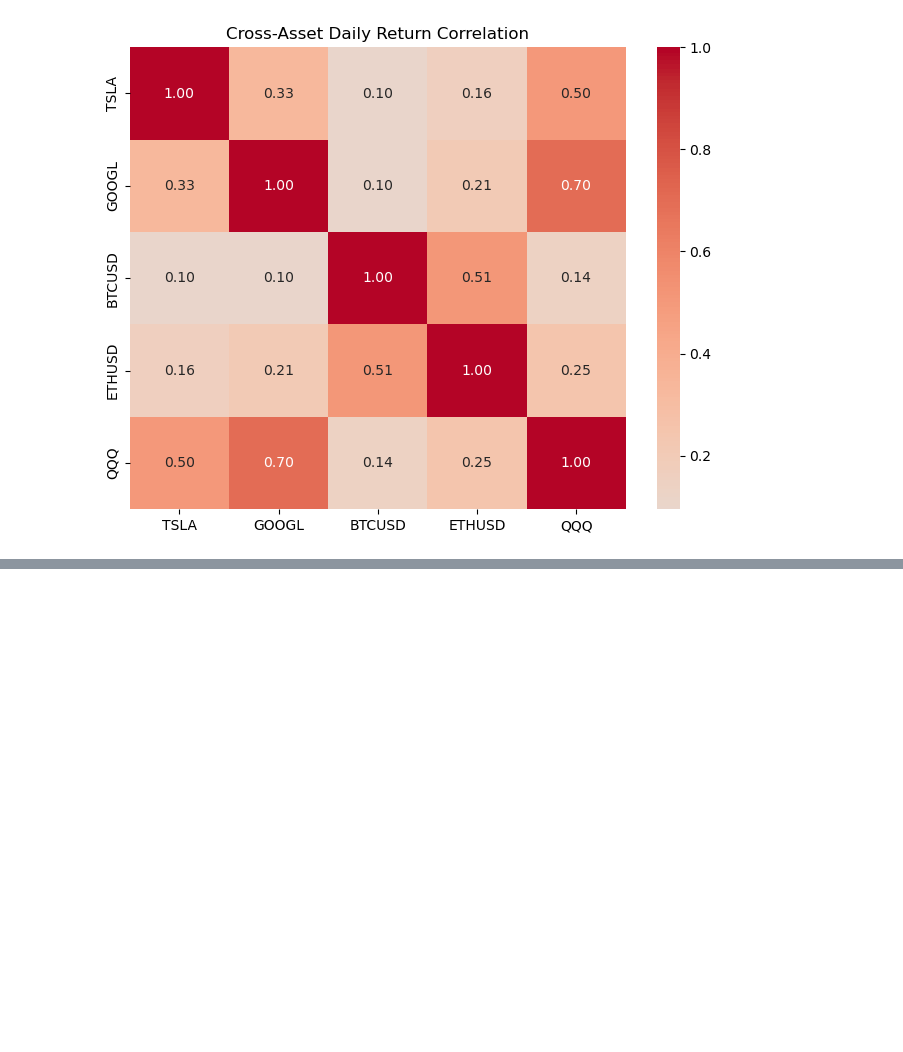
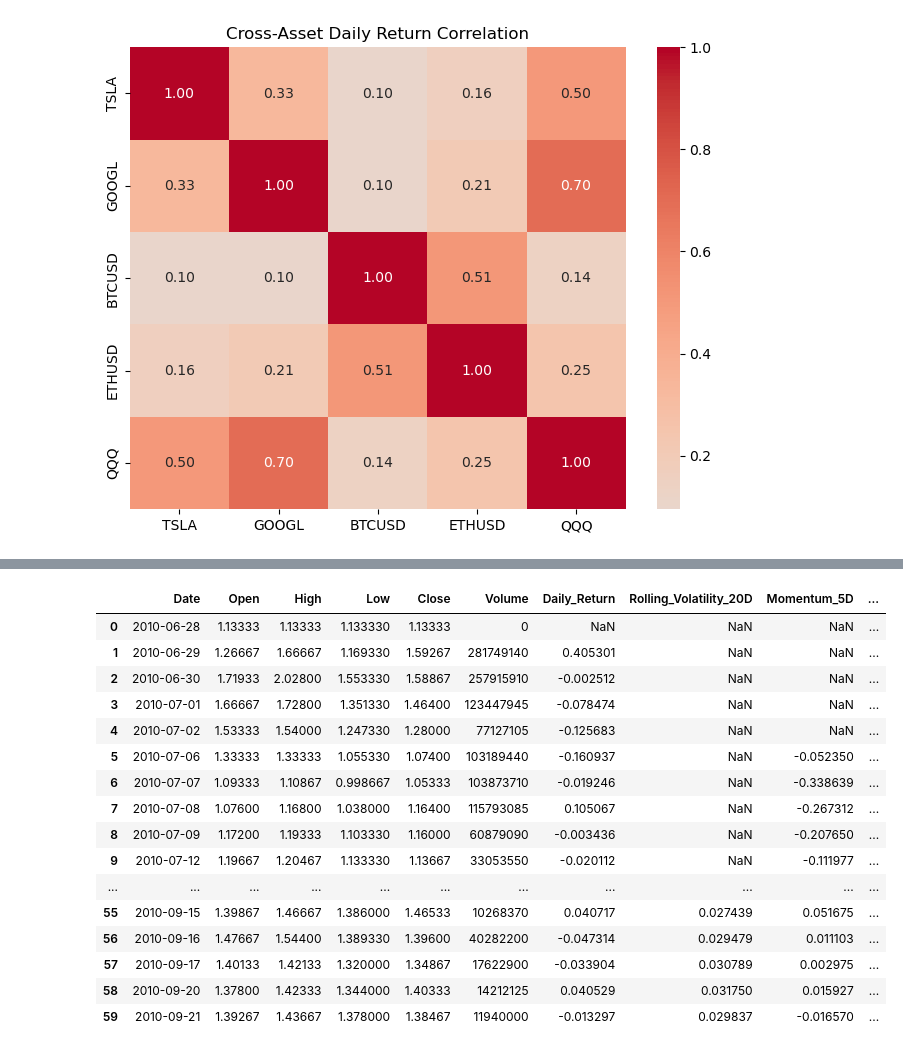
Before and after one commit to andywangprojects/multi-horizon-asset-price-forecasting, a Jupyter notebook: notebooks/multi-horizon-asset-price-forecasting.ipynb, the cells around one changed output, grey strips where cells are left out. Saved outputs shown, nothing was run; the diff lists cells and outputs as text; code cells hidden in the pictures; blank space fills up the shorter version.

```diff
--- a/notebooks/multi-horizon-asset-price-forecasting.ipynb
+++ b/notebooks/multi-horizon-asset-price-forecasting.ipynb
@@ -590,0 +662,36 @@ plt.show()
+# %%
+### Moving Average and Price-to-Moving-Average Features
+
+Moving averages are used to represent the recent average price level of an asset.
+
+This project uses:
+
+- **MA20** — 20-period moving average
+- **MA60** — 60-period moving average
+
+The price-to-moving-average features measure how far the current closing price is above or below its recent average:
+
+
+A positive value means the current price is above its recent average, while a negative value means the price is below the average.
+
+These features may help capture both **momentum** and **mean-reversion** behaviour. A price that remains above its moving average may indicate trend persistence, while a large deviation from the moving average may also signal a potential tendency to revert toward its longer-term mean.
+
+Using both 20-period and 60-period averages allows the model to compare shorter-term and medium-term trend conditions.
+# %% [output]
+|  | Date | Open | High | Low | Close | Volume | Daily_Return | Rolling_Volatility_20D | Momentum_5D | ... |
+| 0 | 2010-06-28 | 1.13333 | 1.13333 | 1.133330 | 1.13333 | 0 | NaN | NaN | NaN | ... |
+| 1 | 2010-06-29 | 1.26667 | 1.66667 | 1.169330 | 1.59267 | 281749140 | 0.405301 | NaN | NaN | ... |
+| 2 | 2010-06-30 | 1.71933 | 2.02800 | 1.553330 | 1.58867 | 257915910 | -0.002512 | NaN | NaN | ... |
+| 3 | 2010-07-01 | 1.66667 | 1.72800 | 1.351330 | 1.46400 | 123447945 | -0.078474 | NaN | NaN | ... |
+| 4 | 2010-07-02 | 1.53333 | 1.54000 | 1.247330 | 1.28000 | 77127105 | -0.125683 | NaN | NaN | ... |
+| 5 | 2010-07-06 | 1.33333 | 1.33333 | 1.055330 | 1.07400 | 103189440 | -0.160937 | NaN | -0.052350 | ... |
+| 6 | 2010-07-07 | 1.09333 | 1.10867 | 0.998667 | 1.05333 | 103873710 | -0.019246 | NaN | -0.338639 | ... |
+| 7 | 2010-07-08 | 1.07600 | 1.16800 | 1.038000 | 1.16400 | 115793085 | 0.105067 | NaN | -0.267312 | ... |
+| 8 | 2010-07-09 | 1.17200 | 1.19333 | 1.103330 | 1.16000 | 60879090 | -0.003436 | NaN | -0.207650 | ... |
+| 9 | 2010-07-12 | 1.19667 | 1.20467 | 1.133330 | 1.13667 | 33053550 | -0.020112 | NaN | -0.111977 | ... |
+| ... | ... | ... | ... | ... | ... | ... | ... | ... | ... | ... |
+| 55 | 2010-09-15 | 1.39867 | 1.46667 | 1.386000 | 1.46533 | 10268370 | 0.040717 | 0.027439 | 0.051675 | ... |
+| 56 | 2010-09-16 | 1.47667 | 1.54400 | 1.389330 | 1.39600 | 40282200 | -0.047314 | 0.029479 | 0.011103 | ... |
+| 57 | 2010-09-17 | 1.40133 | 1.42133 | 1.320000 | 1.34867 | 17622900 | -0.033904 | 0.030789 | 0.002975 | ... |
+| 58 | 2010-09-20 | 1.37800 | 1.42333 | 1.344000 | 1.40333 | 14212125 | 0.040529 | 0.031750 | 0.015927 | ... |
+| 59 | 2010-09-21 | 1.39267 | 1.43667 | 1.378000 | 1.38467 | 11940000 | -0.013297 | 0.029837 | -0.016570 | ... |
```
Also changed, not shown: parts of 28 cells of this notebook, 4 other files.
